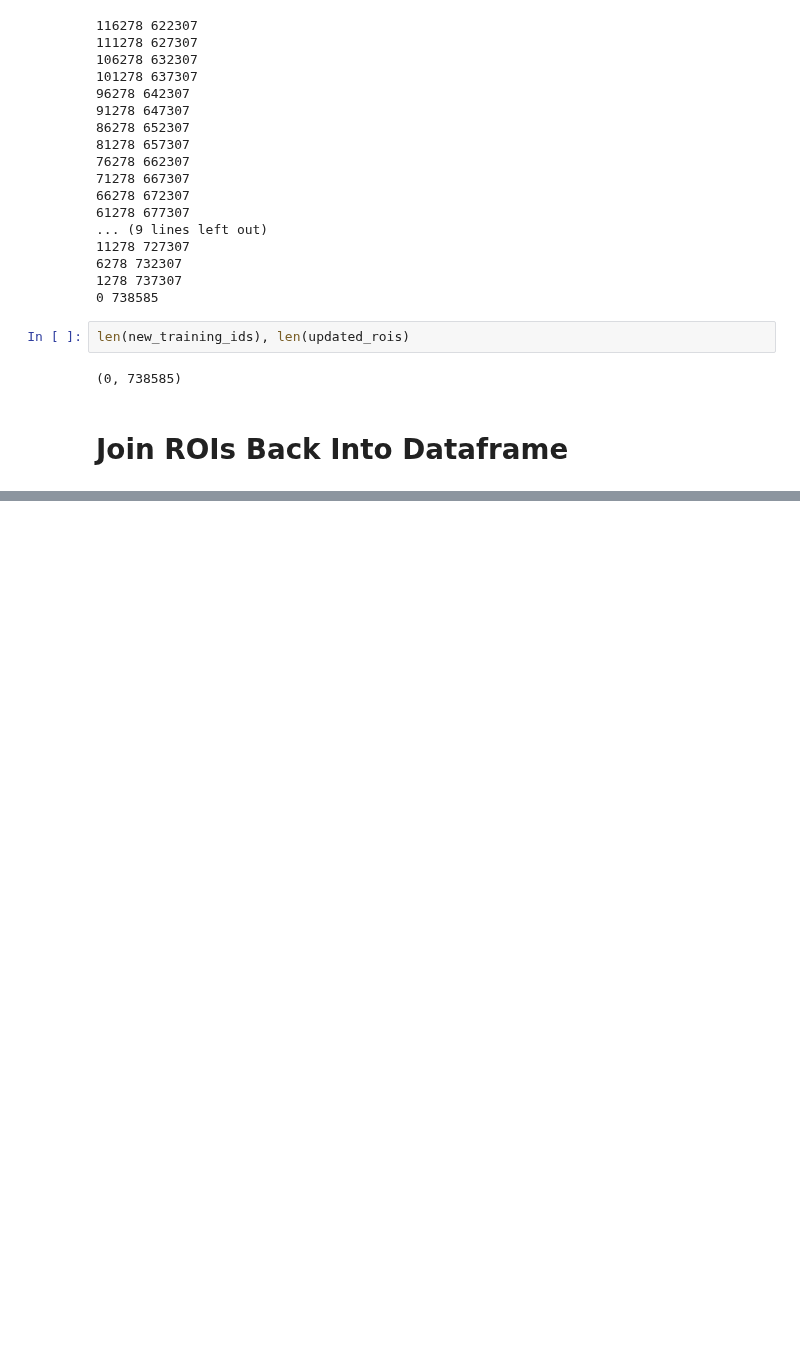
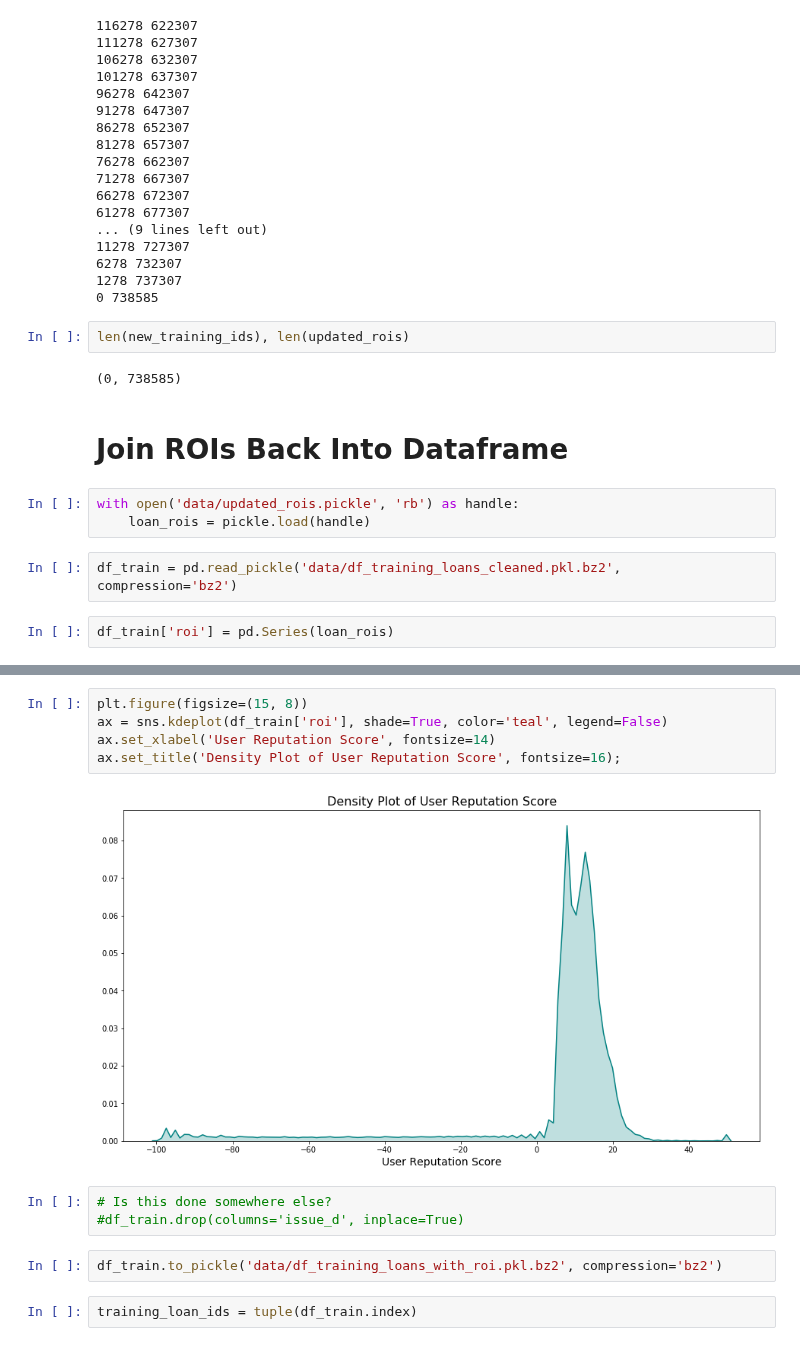
Before and after one commit to Booleans/consumer-loan-investment-strategy-simulator, a Jupyter notebook: FromScratch.ipynb, the cells around one changed output, grey strips where cells are left out. Cells and saved outputs as stored; diff of their text form; blank space fills up the shorter version.

```diff
--- a/FromScratch.ipynb
+++ b/FromScratch.ipynb
@@ -345,3 +349,10 @@ len(new_training_ids), len(updated_rois)
 (0, 738585)
 # %% [markdown]
 # Join ROIs Back Into Dataframe
+# %%
+with open('data/updated_rois.pickle', 'rb') as handle:
+    loan_rois = pickle.load(handle)
+# %%
+df_train = pd.read_pickle('data/df_training_loans_cleaned.pkl.bz2', compression='bz2')
+# %%
+df_train['roi'] = pd.Series(loan_rois)
@@ -347,0 +369,14 @@ len(new_training_ids), len(updated_rois)
+# %%
+plt.figure(figsize=(15, 8))
+ax = sns.kdeplot(df_train['roi'], shade=True, color='teal', legend=False)
+ax.set_xlabel('User Reputation Score', fontsize=14)
+ax.set_title('Density Plot of User Reputation Score', fontsize=16);
+# %% [output]
+[figure, added]
+# %%
+# Is this done somewhere else?
+#df_train.drop(columns='issue_d', inplace=True)
+# %%
+df_train.to_pickle('data/df_training_loans_with_roi.pkl.bz2', compression='bz2')
+# %%
+training_loan_ids = tuple(df_train.index)
```
Also changed, not shown: parts of 10 cells of this notebook, 2 other files.
